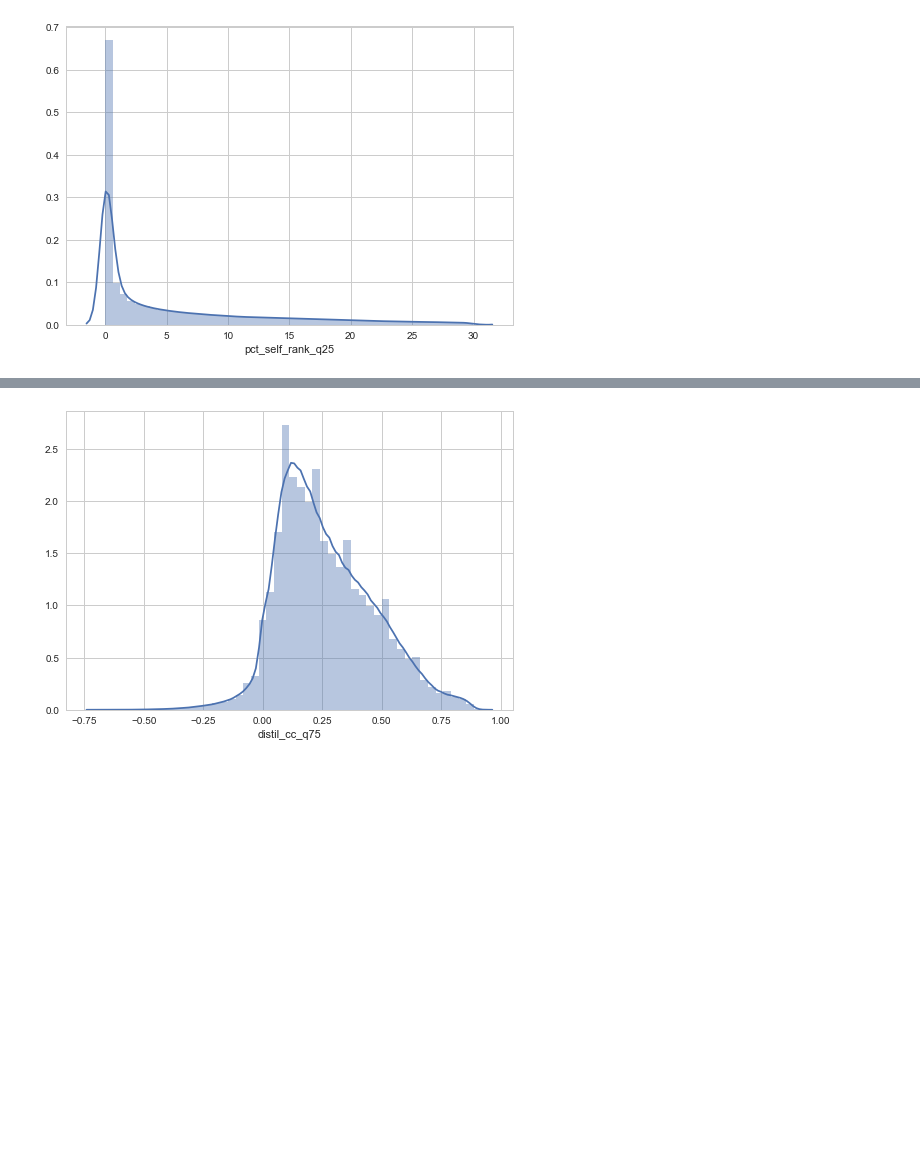
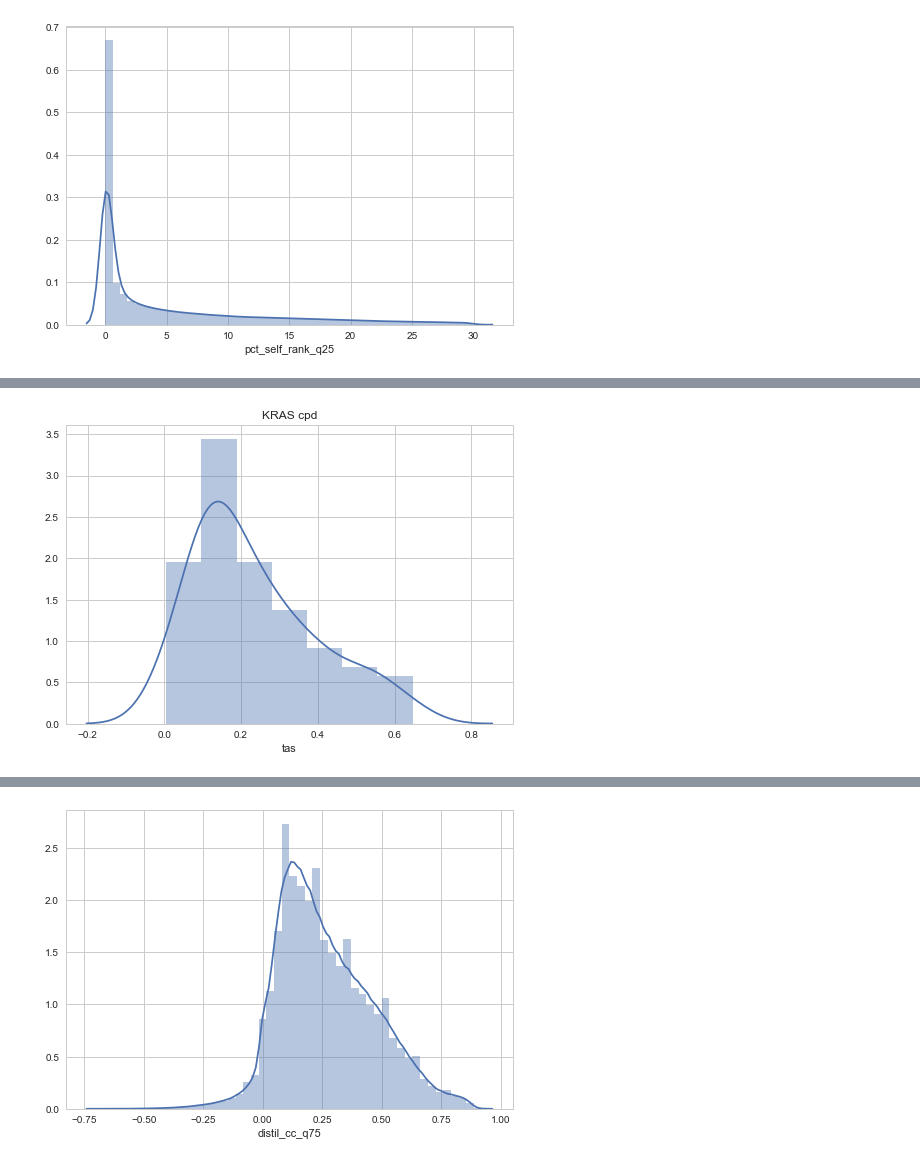
Before and after one commit to npabon/LINCS_target_prediction, a Jupyter notebook: LINCS_data_prep.ipynb, the cells around one changed output, grey strips where cells are left out. Saved outputs shown, nothing was run; the diff lists cells and outputs as text; code cells hidden in the pictures; blank space fills up the shorter version.

```diff
--- a/notebooks/LINCS_data_prep.ipynb
+++ b/LINCS_data_prep.ipynb
@@ -115,0 +136,6 @@ plt.show()
+# %%
+sns.distplot(all_sig_info[all_sig_info.pert_id == 'BRD-K15563106'].tas)
+plt.title('KRAS cpd')
+plt.show()
+# %% [output]
+[figure, added]
```
Also changed, not shown: parts of 12 cells of this notebook, 5 other files.
